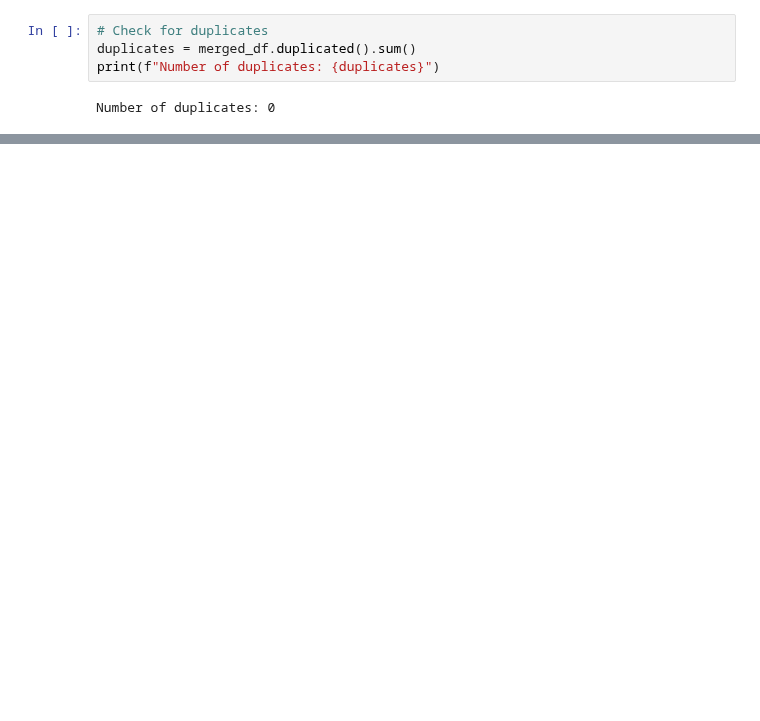
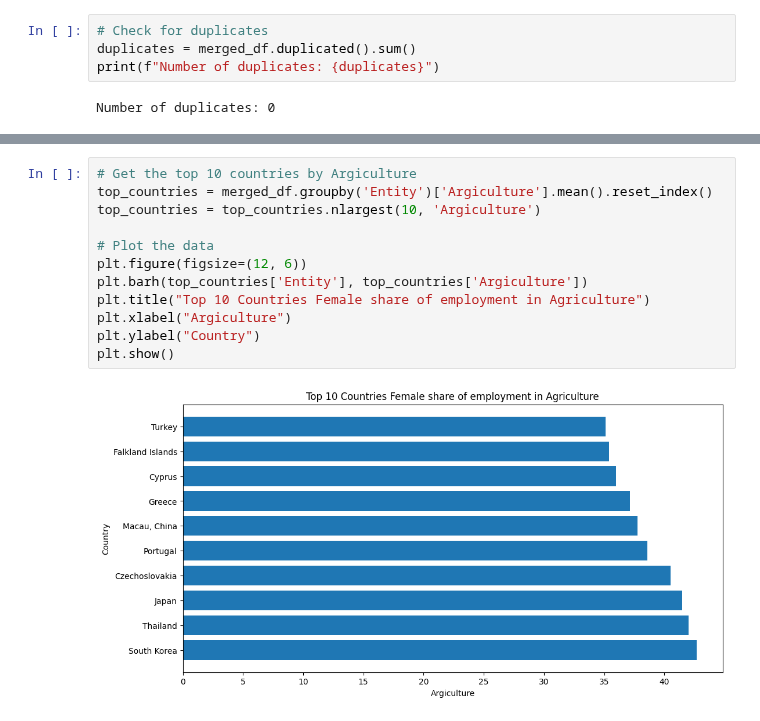
Before and after one commit to raishamaharrani/Project-3--Women-Wellbeing, a Jupyter notebook: professional_score.ipynb, the cells around one changed output, grey strips where cells are left out. Cells and saved outputs as stored; diff of their text form; blank space fills up the shorter version.

```diff
--- a/professional_score.ipynb
+++ b/professional_score.ipynb
@@ -209,0 +276,14 @@ Outliers in column Female share of employment in services (%): 239
+# %%
+# Get the top 10 countries by Argiculture
+top_countries = merged_df.groupby('Entity')['Argiculture'].mean().reset_index()
+top_countries = top_countries.nlargest(10, 'Argiculture')
+
+# Plot the data
+plt.figure(figsize=(12, 6))
+plt.barh(top_countries['Entity'], top_countries['Argiculture'])
+plt.title("Top 10 Countries Female share of employment in Agriculture")
+plt.xlabel("Argiculture")
+plt.ylabel("Country")
+plt.show()
+# %% [output]
+[figure, added]
```
Also changed, not shown: parts of 29 cells of this notebook, 1 other file.
